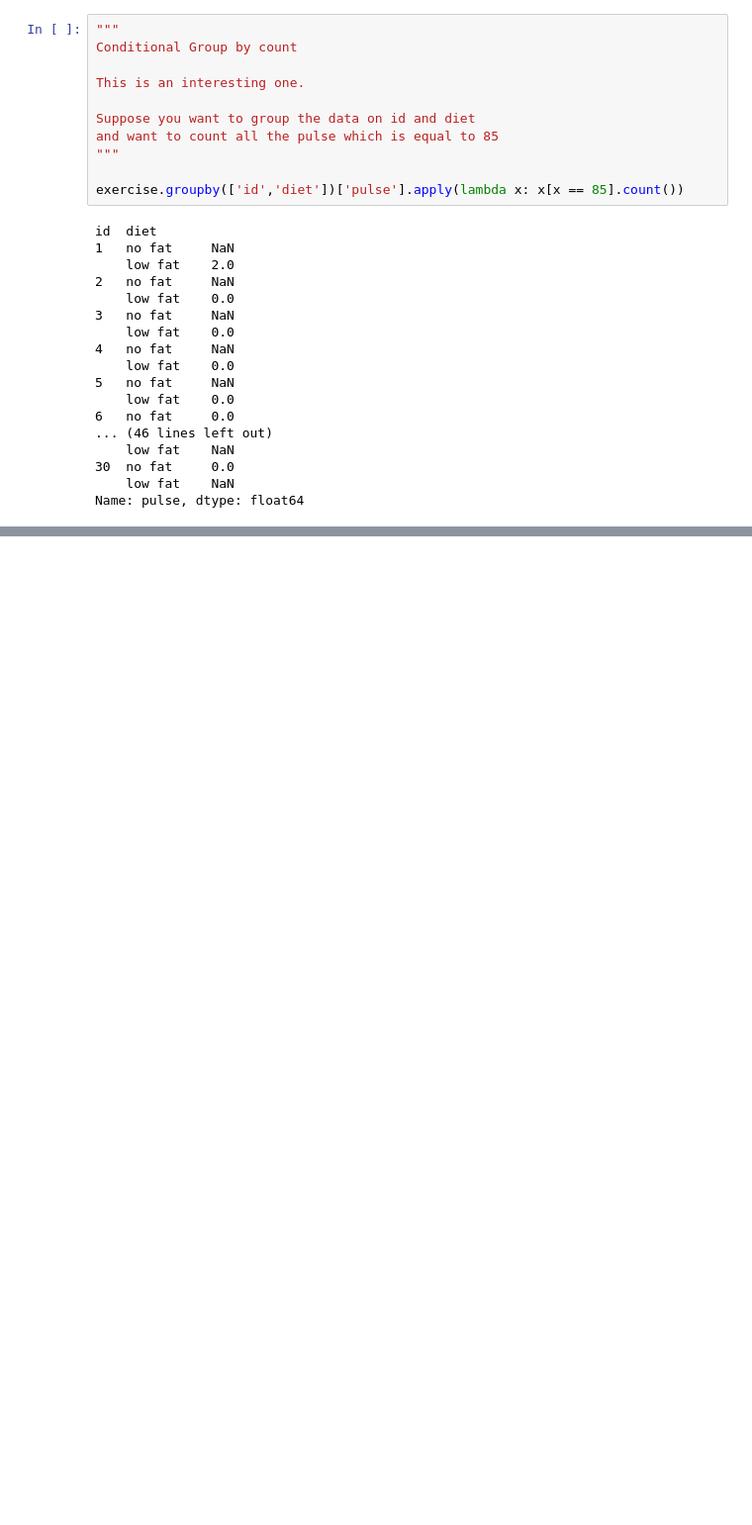
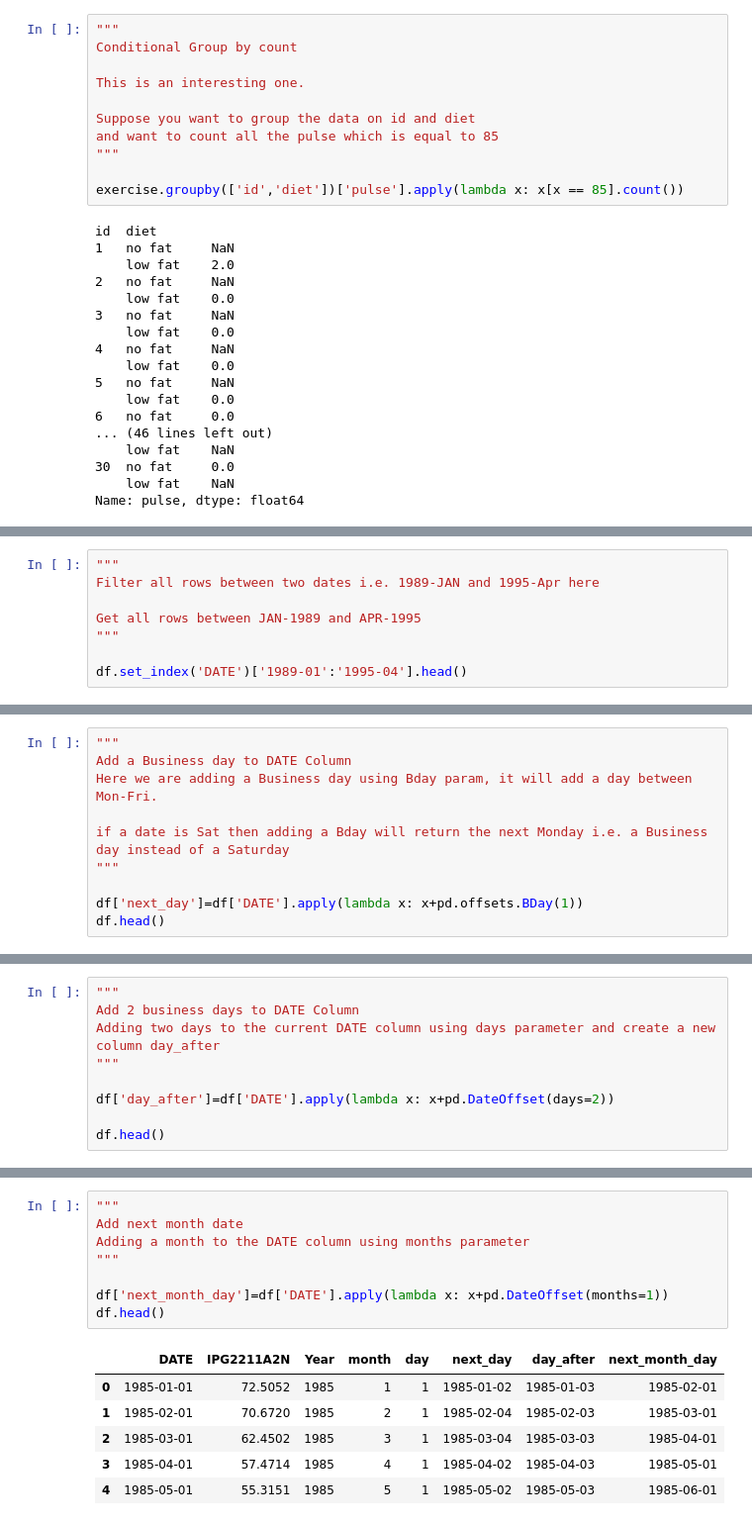
Before and after one commit to DBWALLER/DS_Practice, a Jupyter notebook: [Pandas] Practice - tutorial.ipynb, the cells around one changed output, grey strips where cells are left out. Shown: that part at 99% size. Saved outputs shown, nothing was run; the diff lists cells and outputs as text; blank space fills up the shorter version.

```diff
--- a/[Pandas] Practice - tutorial.ipynb
+++ b/[Pandas] Practice - tutorial.ipynb
@@ -1516,0 +1709,8 @@ Name: pulse, dtype: float64
+# %%
+"""
+Filter all rows between two dates i.e. 1989-JAN and 1995-Apr here
+
+Get all rows between JAN-1989 and APR-1995
+"""
+
+df.set_index('DATE')['1989-01':'1995-04'].head()
@@ -1516,0 +1766,10 @@ Name: pulse, dtype: float64
+# %%
+"""
+Add a Business day to DATE Column
+Here we are adding a Business day using Bday param, it will add a day between Mon-Fri.
+
+if a date is Sat then adding a Bday will return the next Monday i.e. a Business day instead of a Saturday
+"""
+
+df['next_day']=df['DATE'].apply(lambda x: x+pd.offsets.BDay(1))
+df.head()
@@ -1516,0 +1783,9 @@ Name: pulse, dtype: float64
+# %%
+"""
+Add 2 business days to DATE Column
+Adding two days to the current DATE column using days parameter and create a new column day_after
+"""
+
+df['day_after']=df['DATE'].apply(lambda x: x+pd.DateOffset(days=2))
+
+df.head()
@@ -1516,0 +1799,15 @@ Name: pulse, dtype: float64
+# %%
+"""
+Add next month date
+Adding a month to the DATE column using months parameter
+"""
+
+df['next_month_day']=df['DATE'].apply(lambda x: x+pd.DateOffset(months=1))
+df.head()
+# %% [output]
+|  | DATE | IPG2211A2N | Year | month | day | next_day | day_after | next_month_day |
+| 0 | 1985-01-01 | 72.5052 | 1985 | 1 | 1 | 1985-01-02 | 1985-01-03 | 1985-02-01 |
+| 1 | 1985-02-01 | 70.6720 | 1985 | 2 | 1 | 1985-02-04 | 1985-02-03 | 1985-03-01 |
+| 2 | 1985-03-01 | 62.4502 | 1985 | 3 | 1 | 1985-03-04 | 1985-03-03 | 1985-04-01 |
+| 3 | 1985-04-01 | 57.4714 | 1985 | 4 | 1 | 1985-04-02 | 1985-04-03 | 1985-05-01 |
+| 4 | 1985-05-01 | 55.3151 | 1985 | 5 | 1 | 1985-05-02 | 1985-05-03 | 1985-06-01 |
```
Also changed, not shown: parts of 34 cells of this notebook.
